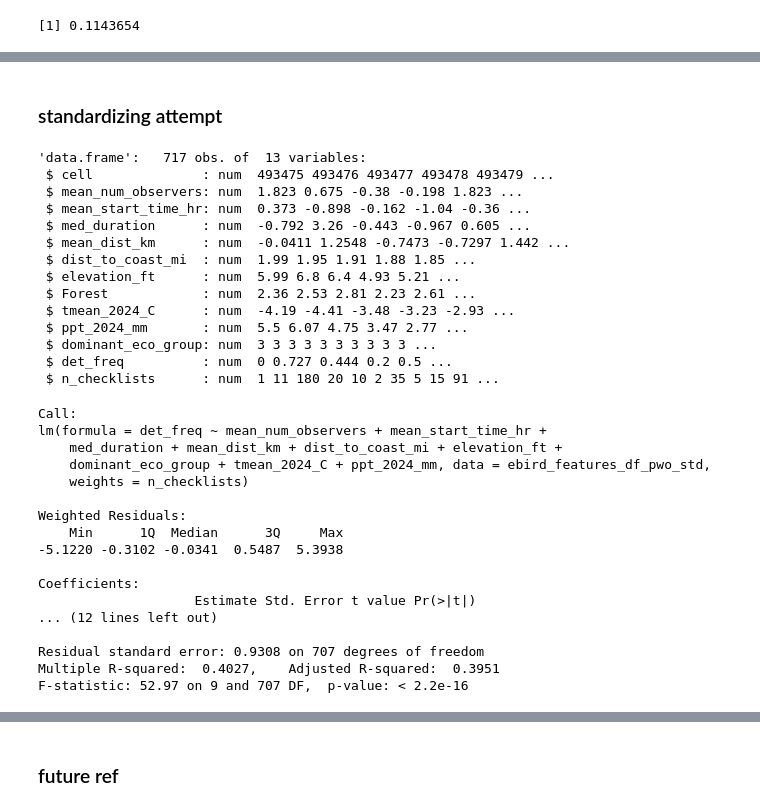
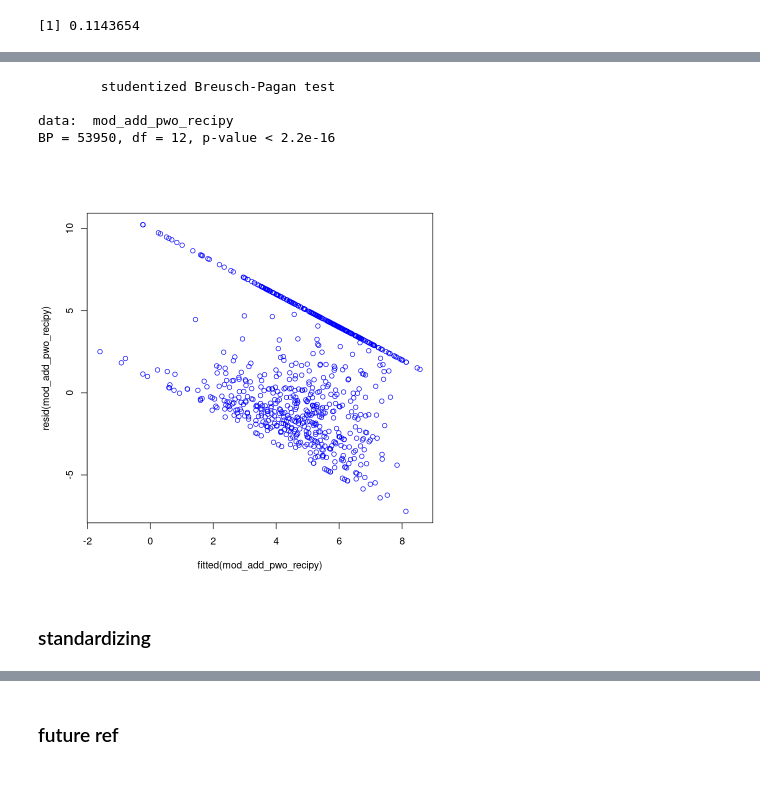
Before and after one commit to jbowen102/STAT_420_Final_Project, a Jupyter notebook: ebird_modeling.ipynb, the cells around one changed output, grey strips where cells are left out. Saved outputs shown, nothing was run; the diff lists cells and outputs as text; code cells hidden in the pictures; blank space fills up the shorter version.

```diff
--- a/ebird_modeling.ipynb
+++ b/ebird_modeling.ipynb
@@ -1055,54 +1157,11 @@ nrow(ebird_features_df_pwo[cooks.distance(mod_add_pwo_logy) > 4/n,]) / n
+# %%
+plot(resid(mod_add_pwo_recipy) ~ fitted(mod_add_pwo_recipy), col = "blue")
+lmtest::bptest(mod_add_pwo_recipy)
+# %% [output]
+        studentized Breusch-Pagan test
+
+data:  mod_add_pwo_recipy
+BP = 53950, df = 12, p-value < 2.2e-16
+[figure, added]
 # %% [markdown]
-### standardizing attempt
+### standardizing
-# %%
-standardized_ebird = scale(select(ebird_features_df_pwo, mean_num_observers,
-    mean_start_time_hr,
-    med_duration,
-    mean_dist_km,
-    dist_to_coast_mi,
-    elevation_ft,
-    Forest,
-    tmean_2024_C,
-    ppt_2024_mm))
-ebird_features_df_pwo_std = cbind(cell = ebird_features_df_pwo$cell, standardized_ebird, dominant_eco_group = ebird_features_df_pwo$dominant_eco_group, det_freq = ebird_features_df_pwo$det_freq, n_checklists = ebird_features_df_pwo$n_checklists) %>%
-    as.data.frame()
-str(ebird_features_df_pwo_std)
-# %% [output]
-'data.frame':   717 obs. of  13 variables:
- $ cell              : num  493475 493476 493477 493478 493479 ...
- $ mean_num_observers: num  1.823 0.675 -0.38 -0.198 1.823 ...
- $ mean_start_time_hr: num  0.373 -0.898 -0.162 -1.04 -0.36 ...
- $ med_duration      : num  -0.792 3.26 -0.443 -0.967 0.605 ...
- $ mean_dist_km      : num  -0.0411 1.2548 -0.7473 -0.7297 1.442 ...
- $ dist_to_coast_mi  : num  1.99 1.95 1.91 1.88 1.85 ...
- $ elevation_ft      : num  5.99 6.8 6.4 4.93 5.21 ...
- $ Forest            : num  2.36 2.53 2.81 2.23 2.61 ...
- $ tmean_2024_C      : num  -4.19 -4.41 -3.48 -3.23 -2.93 ...
- $ ppt_2024_mm       : num  5.5 6.07 4.75 3.47 2.77 ...
- $ dominant_eco_group: num  3 3 3 3 3 3 3 3 3 3 ...
- $ det_freq          : num  0 0.727 0.444 0.2 0.5 ...
- $ n_checklists      : num  1 11 180 20 10 2 35 5 15 91 ...
-# %%
-mod_add_pwo_std = lm(det_freq ~ mean_num_observers + mean_start_time_hr + med_duration + mean_dist_km +
-                     dist_to_coast_mi + elevation_ft + dominant_eco_group +
-                     tmean_2024_C + ppt_2024_mm,
-                     data = ebird_features_df_pwo_std, weight = n_checklists)
-summary(mod_add_pwo_std)
-# %% [output]
-Call:
-lm(formula = det_freq ~ mean_num_observers + mean_start_time_hr +
-    med_duration + mean_dist_km + dist_to_coast_mi + elevation_ft +
-    dominant_eco_group + tmean_2024_C + ppt_2024_mm, data = ebird_features_df_pwo_std,
-    weights = n_checklists)
-
-Weighted Residuals:
-    Min      1Q  Median      3Q     Max
--5.1220 -0.3102 -0.0341  0.5487  5.3938
-
-Coefficients:
-                    Estimate Std. Error t value Pr(>|t|)
-... (12 lines left out)
-
-Residual standard error: 0.9308 on 707 degrees of freedom
-Multiple R-squared:  0.4027,    Adjusted R-squared:  0.3951
-F-statistic: 52.97 on 9 and 707 DF,  p-value: < 2.2e-16
```
Also changed, not shown: parts of 27 cells of this notebook.
